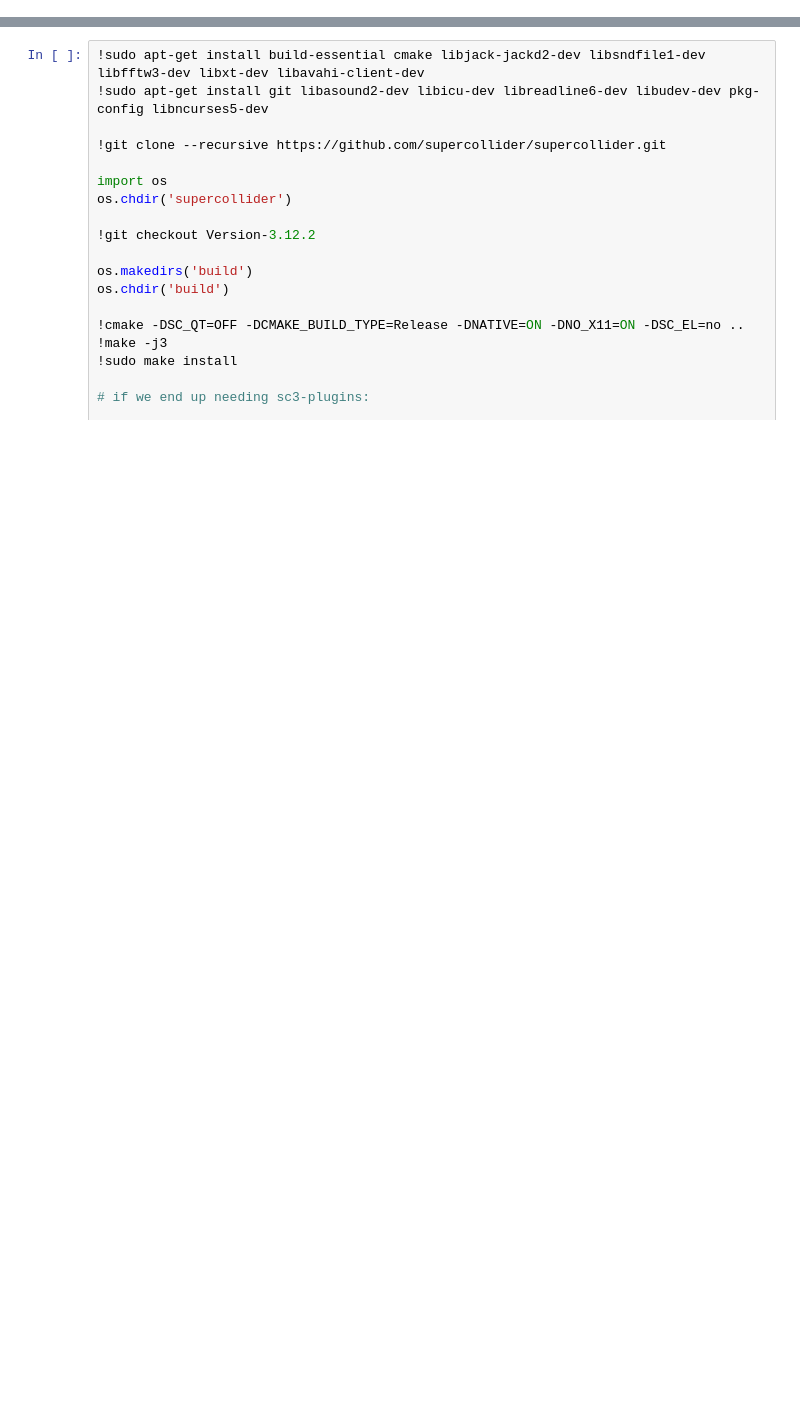
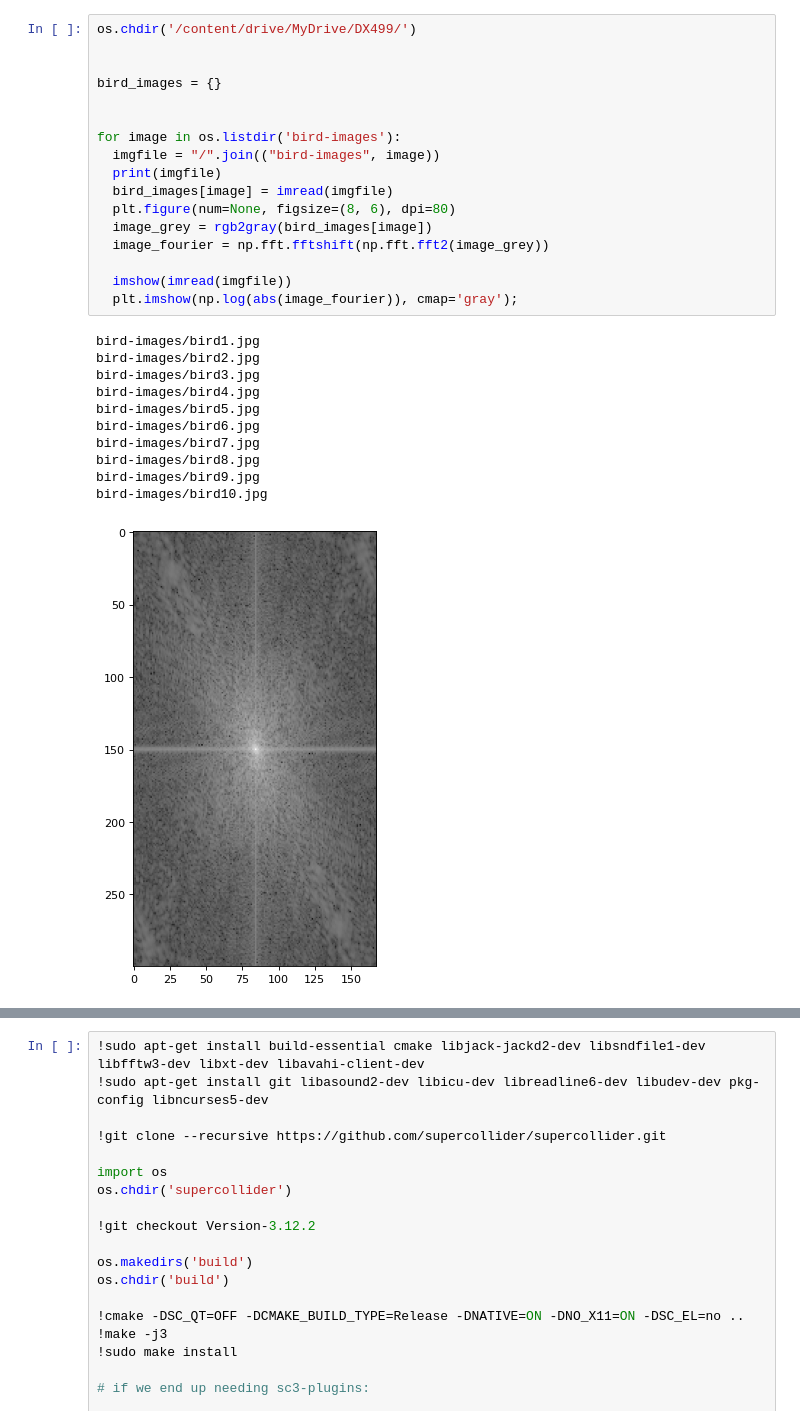
Before and after one commit to wtkns/birdcall-research, a Jupyter notebook: birdsong.ipynb, the cells around one changed output, grey strips where cells are left out. Saved outputs shown, nothing was run; the diff lists cells and outputs as text; blank space fills up the shorter version.

Commit message:
generating names and image DFTs

```diff
--- a/birdsong.ipynb
+++ b/birdsong.ipynb
@@ -2,0 +20,29 @@
+# %%
+os.chdir('/content/drive/MyDrive/DX499/')
+
+
+bird_images = {}
+
+
+for image in os.listdir('bird-images'):
+  imgfile = "/".join(("bird-images", image))
+  print(imgfile)
+  bird_images[image] = imread(imgfile)
+  plt.figure(num=None, figsize=(8, 6), dpi=80)
+  image_grey = rgb2gray(bird_images[image])
+  image_fourier = np.fft.fftshift(np.fft.fft2(image_grey))
+
+  imshow(imread(imgfile))
+  plt.imshow(np.log(abs(image_fourier)), cmap='gray');
+# %% [output]
+bird-images/bird1.jpg
+bird-images/bird2.jpg
+bird-images/bird3.jpg
+bird-images/bird4.jpg
+bird-images/bird5.jpg
+bird-images/bird6.jpg
+bird-images/bird7.jpg
+bird-images/bird8.jpg
+bird-images/bird9.jpg
+bird-images/bird10.jpg
+[figure, added]
```
Also changed, not shown: parts of 11 cells of this notebook.
